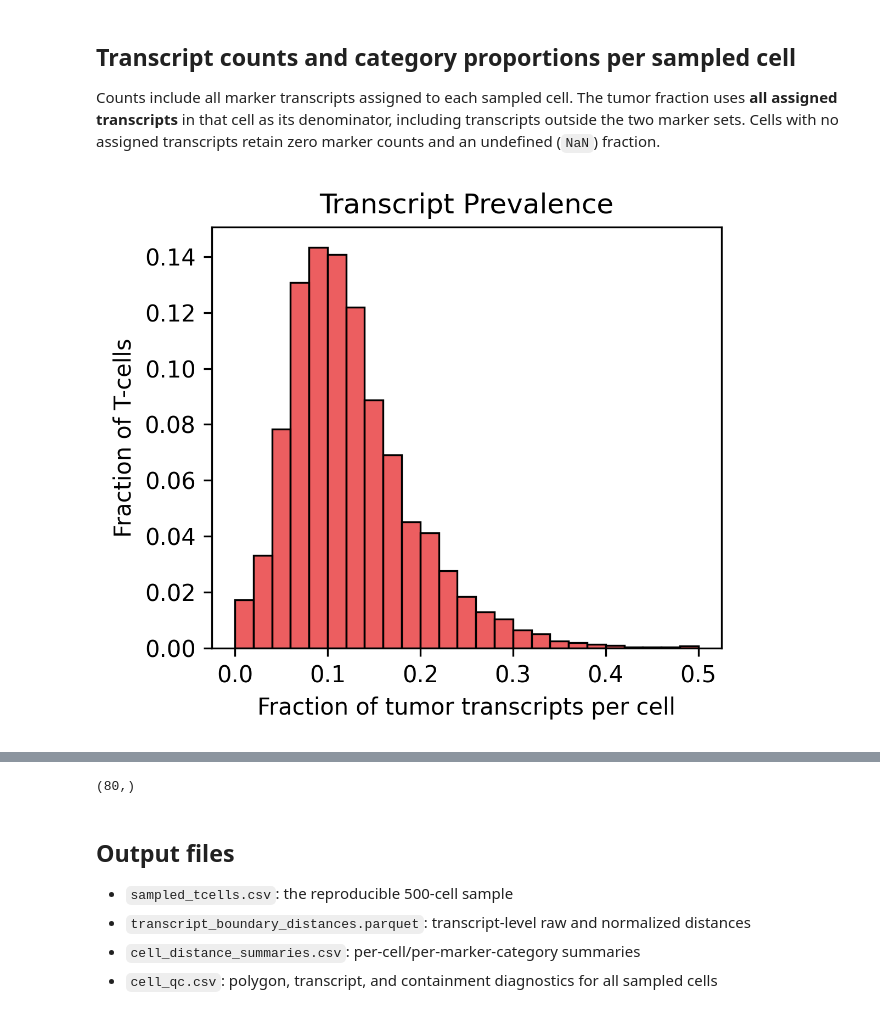
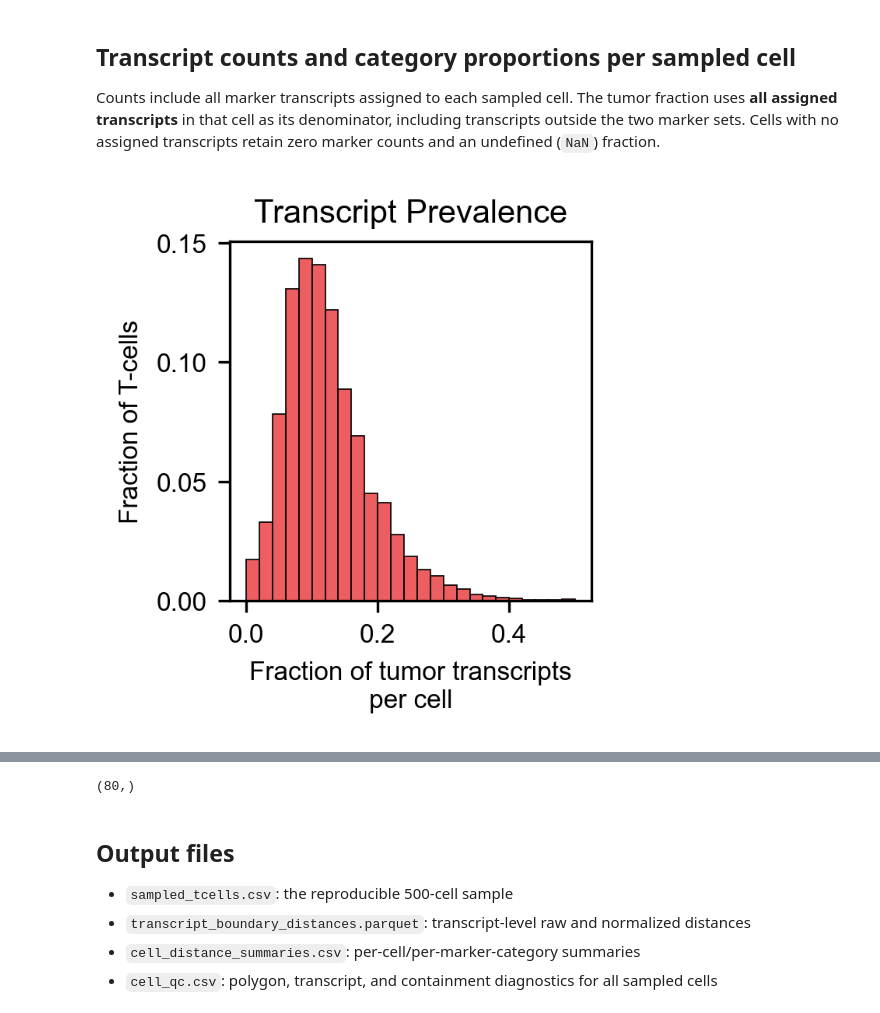
Before and after one commit to gkrieg/Syndri, a Jupyter notebook: figures/Figure1_SpilloverLocalization.ipynb, the cells around one changed output, grey strips where cells are left out. Cells and saved outputs as stored; diff of their text form; code cells hidden in the pictures.

```diff
--- a/figures/Figure1_SpilloverLocalization.ipynb
+++ b/figures/Figure1_SpilloverLocalization.ipynb
@@ -387,6 +420,24 @@ tumor fraction uses **all assigned transcripts** in that cell as its
 denominator, including transcripts outside the two marker sets. Cells with
 no assigned transcripts retain zero marker counts and an undefined (`NaN`) fraction.
 # %%
+from pathlib import Path
+
+import numpy as np
+import pandas as pd
+import seaborn as sns
+import matplotlib.pyplot as plt
+import matplotlib.pyplot as plt
+import matplotlib.font_manager as fm
+import matplotlib as mpl
+
+# Path to where you saved the downloaded Arial file
+font_path = '/home/jwinchel/fonts/ARIAL.TTF'
+fm.fontManager.addfont(font_path)
+mpl.rcParams['svg.fonttype'] = 'none'
+# Set Arial globally
+plt.rcParams['font.family'] = 'Arial'
+REPO = Path('/home/jwinchel/Syndri')
+FIGURE_DIR = REPO / 'figures' / 'outputs'
 marker_categories = pd.DataFrame({
     "gene_annot": ["t-cell marker", "tumor marker"]
 })
@@ -428,41 +479,50 @@ cell_transcript_composition.to_csv(
 )
 # red_gray_colors = ["#999999", "#E41A1C"]  # Gray, Red
 palette = sns.color_palette(red_gray_colors)
-fig, ax = plt.subplots(figsize=(4, 3.5), dpi=300)
+fig, ax = plt.subplots(figsize=(2, 2), dpi=300)
 sns.histplot(
     data=cell_transcript_composition[cell_transcript_composition['gene_annot']=='tumor marker'],
     x="transcript_proportion",
     stat='proportion',
     ax=ax,
     color="#E41A1C",
     # palette=palette,
     bins=np.arange(0,0.51,0.02),
     alpha=0.7
 )
 ax.set(
     title="Transcript Prevalence",
-    xlabel="Fraction of tumor transcripts per cell",
+    xlabel="Fraction of tumor transcripts\nper cell",
     ylabel="Fraction of T-cells",
 )
-fig.tight_layout()
-fig.savefig(OUTPUT_DIR / "tumor_transcript_fraction_histogram.png", bbox_inches="tight")
+ax.set_yticklabels(ax.get_yticklabels(),fontsize=8)
+ax.set_ylabel(ax.get_ylabel(),fontsize=8)
+ax.set_xticklabels(ax.get_xticklabels(),fontsize=8)
+ax.set_xlabel(ax.get_xlabel(),fontsize=8)
+ax.set_title("Transcript Prevalence",fontsize=10)
+# fig.tight_layout()
+fig.savefig(
+    FIGURE_DIR / 'Figure1_prevalence.svg',
+    bbox_inches='tight',
+)
+# fig.savefig(OUTPUT_DIR / "tumor_transcript_fraction_histogram.png", bbox_inches="tight")
 plt.show()
 
 display(
     cell_transcript_composition.groupby("gene_annot")
     .agg(
         total_transcripts=("n_transcripts", "sum"),
         mean_transcripts_per_cell=("n_transcripts", "mean"),
         median_transcripts_per_cell=("n_transcripts", "median"),
         mean_proportion=("transcript_proportion", "mean"),
         median_proportion=("transcript_proportion", "median"),
     )
     .round(3)
 )
 cell_ids = cell_transcript_composition[(cell_transcript_composition['gene_annot']=='t-cell marker')&(cell_transcript_composition['n_transcripts']==0)]['cell_id']
 cell_transcript_composition[(cell_transcript_composition['gene_annot']=='tumor marker')&(cell_transcript_composition['cell_id'].isin(cell_ids))]['cell_id'].unique().shape
 # %% [output]
-[figure, old version]
+[figure, new version]
 |  | total_transcripts | mean_transcripts_per_cell | median_transcripts_per_cell | mean_proportion | median_proportion |
 | gene_annot |  |  |  |  |  |
 | t-cell marker | 280679 | 28.068 | 24.0 | 0.288 | 0.286 |
```
Also changed, not shown: parts of 1 cell of this notebook, 25 other files.
